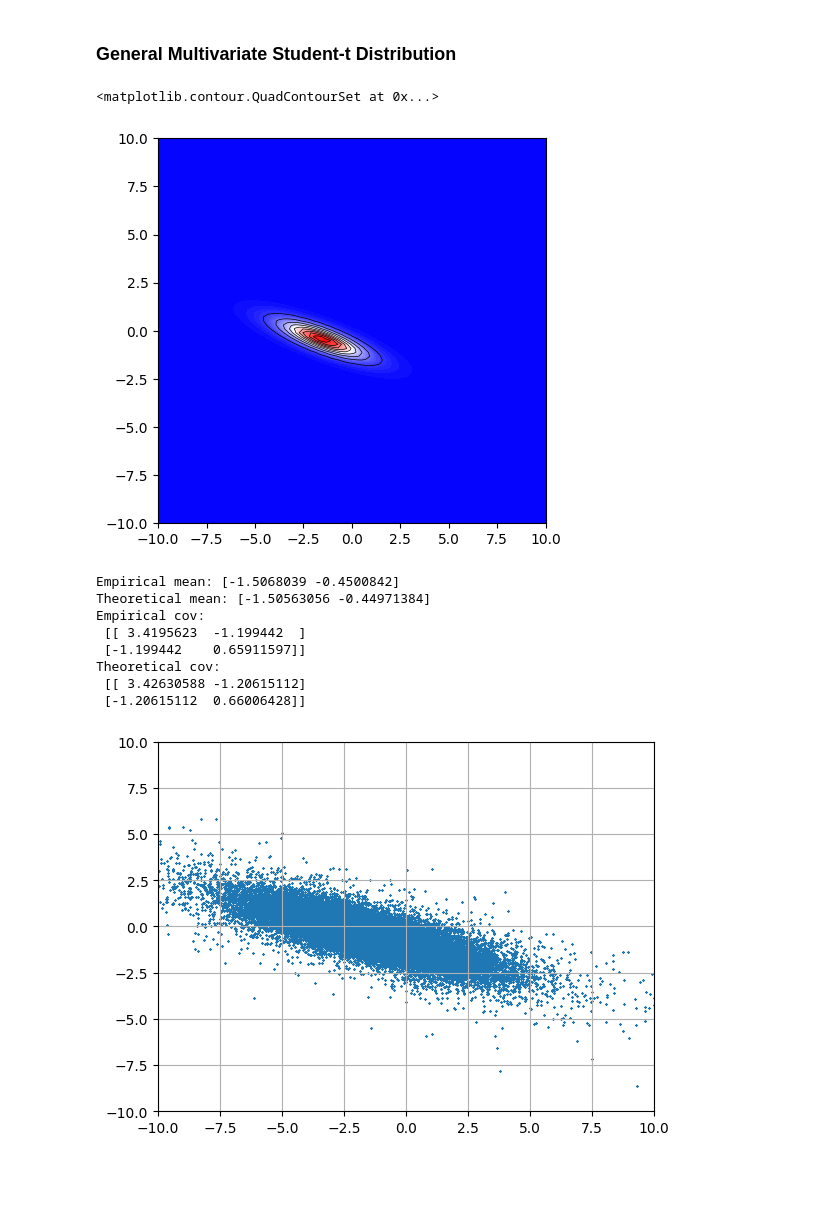
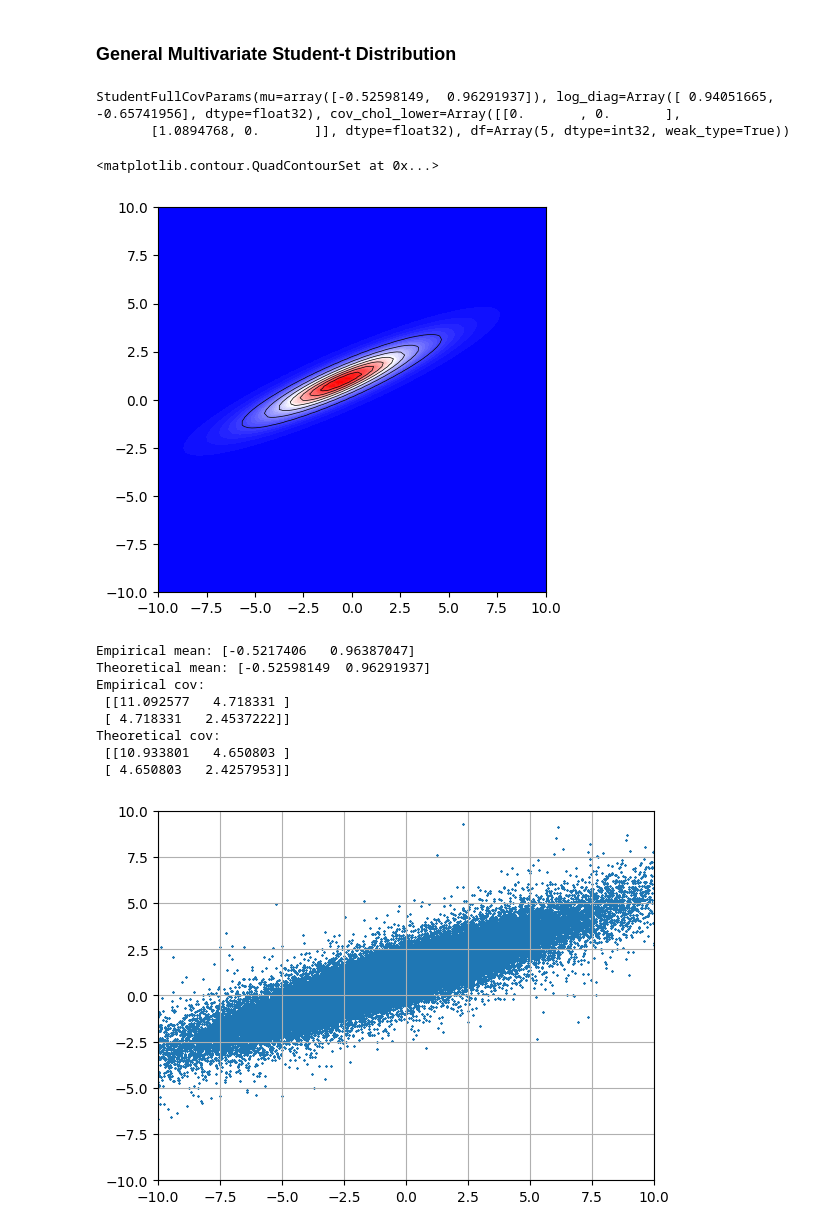
Before and after one commit to alexxthiery/mcjax, a Jupyter notebook: notebooks/distributions/student_dist.ipynb, the cells around one changed output. Saved outputs shown, nothing was run; the diff lists cells and outputs as text; code cells hidden in the pictures; blank space fills up the shorter version.

Commit message:
Student distribution

```diff
--- a/notebooks/distributions/student_dist.ipynb
+++ b/notebooks/distributions/student_dist.ipynb
@@ -27,11 +29,28 @@ deg = 5
 M = np.random.normal(0,1, (dim, dim))
 mu = np.random.normal(0,1, dim)
 cov = M @ M.T
-dist = Student(mu=mu, cov=cov, deg=deg)
+
+# full cov
+dist = StudentFullCov.create(dim=2)
+params = dist.init_params(mu=mu, cov=cov, df=deg)
+
+# diagonal cov
+# dist = StudentDiag.create(dim=2)
+# params = dist.init_params(mu=mu, log_std=np.log(np.diag(cov)), df=deg)
+
+
+log_density = lambda x: dist.log_prob(params, x)
+log_density_batch = jax.vmap(log_density)
+# %%
+params
+# %% [output]
+StudentFullCovParams(mu=array([-0.52598149,  0.96291937]), log_diag=Array([ 0.94051665, -0.65741956], dtype=float32), cov_chol_lower=Array([[0.       , 0.       ],
+       [1.0894768, 0.       ]], dtype=float32), df=Array(5, dtype=int32, weak_type=True))
 # %%
 key, key_ = jr.split(key)
 n_samples = 100_000
-samples = dist.sample(key=key_, n_samples=n_samples)
+# samples = dist.sample(key=key_, n_samples=n_samples)
+samples = dist.sample(key=key_, params=params, n_samples=n_samples)
 
 
 # plot contour plot of the distribution
@@ -42,7 +61,8 @@ X, Y = np.meshgrid(np.linspace(xmin, xmax, npts), np.linspace(ymin, ymax, npts),
 X_flat = X.ravel()
 Y_flat = Y.ravel()
 XY = jnp.stack([X_flat, Y_flat], axis=-1)
-Z_flat = dist.batch(XY)
+#Z_flat = dist.batch(XY)
+Z_flat = log_density_batch(XY)
 Z = Z_flat.reshape(X.shape)
 
 plt.figure(figsize=(5,5))
@@ -51,30 +71,30 @@ plt.contour(X, Y, jnp.exp(Z), levels=10, colors='k', linewidths=0.5)
 plt.contourf(X, Y, jnp.exp(Z), levels=50, cmap='bwr')
 # %% [output]
 <matplotlib.contour.QuadContourSet at 0x...>
-[figure, old version]
+[figure, new version]
 # %%
 # plot scatter plot of samples
 plt.xlim(-10, 10)
 plt.ylim(-10, 10)
 plt.scatter(samples[:, 0], samples[:, 1], s=1, marker='x')
 plt.grid()
 
 # empirical mean and variance
 mean = jnp.mean(samples, axis=0)
 # covariance matrix
 C = jnp.cov(samples.T)
 print(f"Empirical mean: {mean}")
 print(f"Theoretical mean: {mu}")
 print(f"Empirical cov: \n {C}")
-cov_theoretical = cov * dist.deg / (dist.deg - 2)
+cov_theoretical = cov * params.df / (params.df - 2)
 print(f"Theoretical cov: \n {cov_theoretical}")
 # %% [output]
-Empirical mean: [-1.5068039 -0.4500842]
-Theoretical mean: [-1.50563056 -0.44971384]
+Empirical mean: [-0.5217406   0.96387047]
+Theoretical mean: [-0.52598149  0.96291937]
 Empirical cov:
- [[ 3.4195623  -1.199442  ]
- [-1.199442    0.65911597]]
+ [[11.092577   4.718331 ]
+ [ 4.718331   2.4537222]]
 Theoretical cov:
- [[ 3.42630588 -1.20615112]
- [-1.20615112  0.66006428]]
+ [[10.933801   4.650803 ]
+ [ 4.650803   2.4257953]]
-[figure, old version]
+[figure, new version]
```
Also changed, not shown: parts of 2 cells of this notebook, 2 other files.
